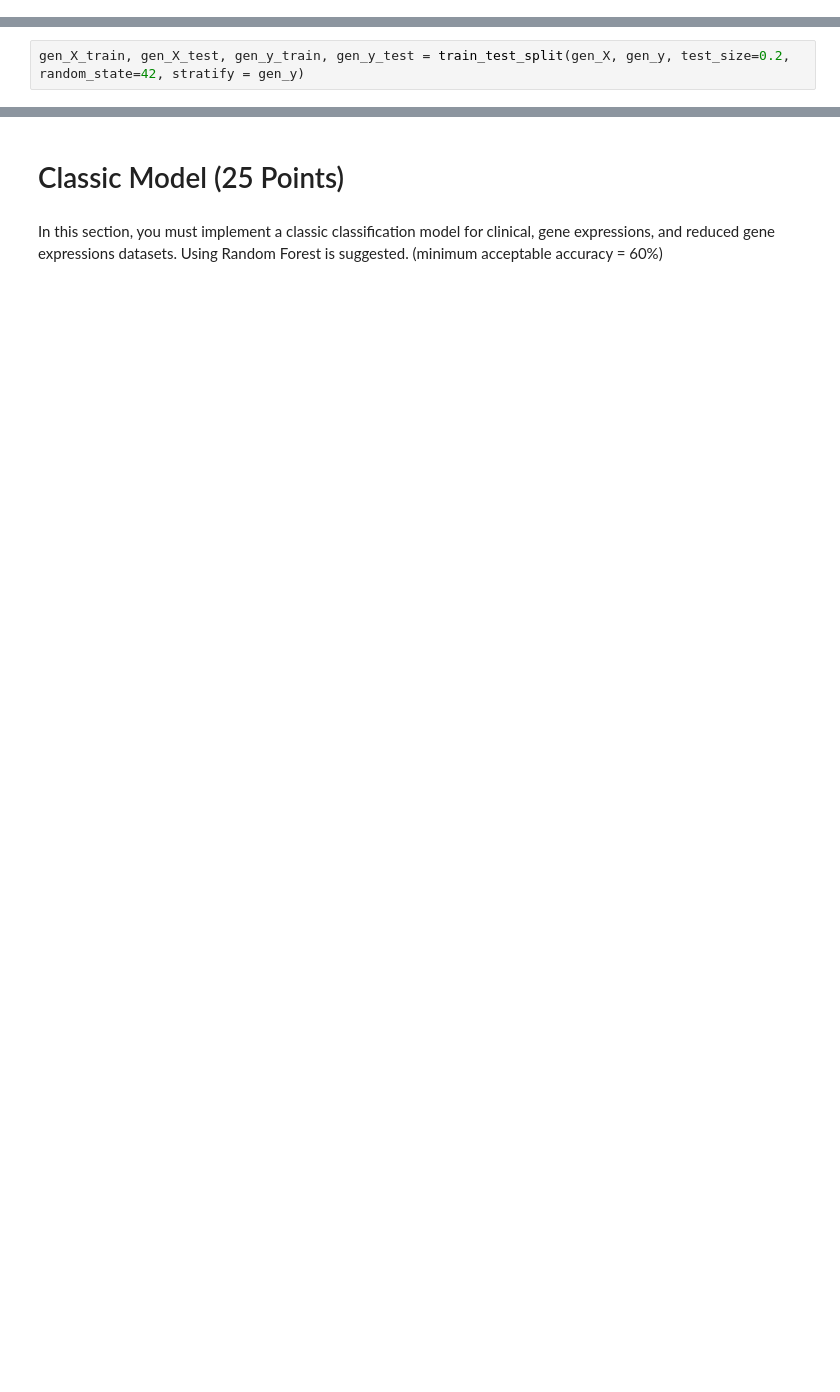
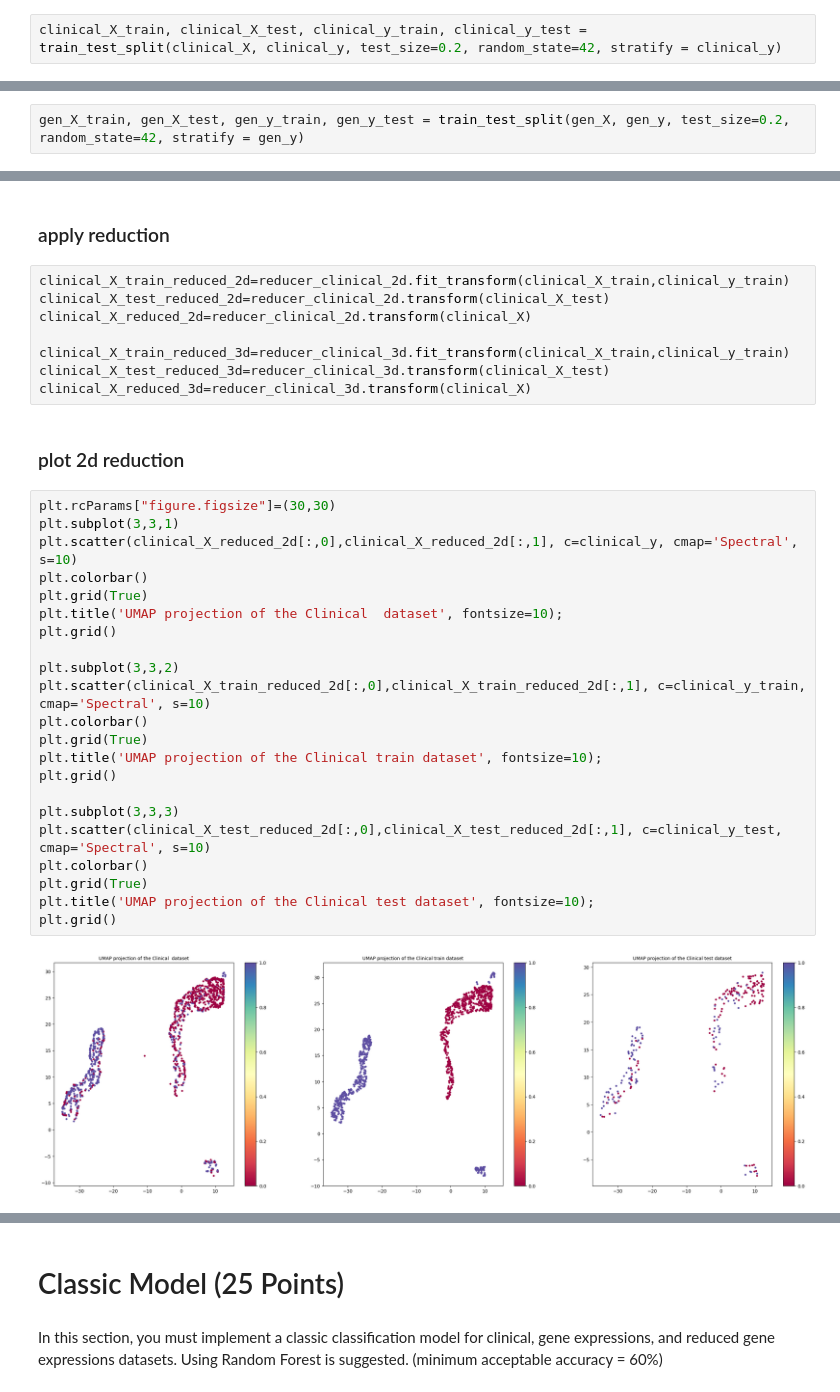
Before and after one commit to mohammadtaghi005/Breast-Cancer-Prediction, a Jupyter notebook: ML_Project.ipynb, the cells around one changed output, grey strips where cells are left out. Saved outputs shown, nothing was run; the diff lists cells and outputs as text; blank space fills up the shorter version.

Commit message:
dim_reduction_added
added umap reduction and random forest for reduced data

```diff
--- a/ML_Project.ipynb
+++ b/ML_Project.ipynb
@@ -280 +277,3 @@ dummies_df.head()
+# %%
+clinical_X_train, clinical_X_test, clinical_y_train, clinical_y_test = train_test_split(clinical_X, clinical_y, test_size=0.2, random_state=42, stratify = clinical_y)
 # %% [markdown]
@@ -300,0 +415,36 @@ gen_X_train, gen_X_test, gen_y_train, gen_y_test = train_test_split(gen_X, gen_y
+# %% [markdown]
+### apply reduction
+# %%
+clinical_X_train_reduced_2d=reducer_clinical_2d.fit_transform(clinical_X_train,clinical_y_train)
+clinical_X_test_reduced_2d=reducer_clinical_2d.transform(clinical_X_test)
+clinical_X_reduced_2d=reducer_clinical_2d.transform(clinical_X)
+
+clinical_X_train_reduced_3d=reducer_clinical_3d.fit_transform(clinical_X_train,clinical_y_train)
+clinical_X_test_reduced_3d=reducer_clinical_3d.transform(clinical_X_test)
+clinical_X_reduced_3d=reducer_clinical_3d.transform(clinical_X)
+# %% [markdown]
+### plot 2d reduction
+# %%
+plt.rcParams["figure.figsize"]=(30,30)
+plt.subplot(3,3,1)
+plt.scatter(clinical_X_reduced_2d[:,0],clinical_X_reduced_2d[:,1], c=clinical_y, cmap='Spectral', s=10)
+plt.colorbar()
+plt.grid(True)
+plt.title('UMAP projection of the Clinical  dataset', fontsize=10);
+plt.grid()
+
+plt.subplot(3,3,2)
+plt.scatter(clinical_X_train_reduced_2d[:,0],clinical_X_train_reduced_2d[:,1], c=clinical_y_train, cmap='Spectral', s=10)
+plt.colorbar()
+plt.grid(True)
+plt.title('UMAP projection of the Clinical train dataset', fontsize=10);
+plt.grid()
+
+plt.subplot(3,3,3)
+plt.scatter(clinical_X_test_reduced_2d[:,0],clinical_X_test_reduced_2d[:,1], c=clinical_y_test, cmap='Spectral', s=10)
+plt.colorbar()
+plt.grid(True)
+plt.title('UMAP projection of the Clinical test dataset', fontsize=10);
+plt.grid()
+# %% [output]
+[figure, added]
```
Also changed, not shown: parts of 28 cells of this notebook.
